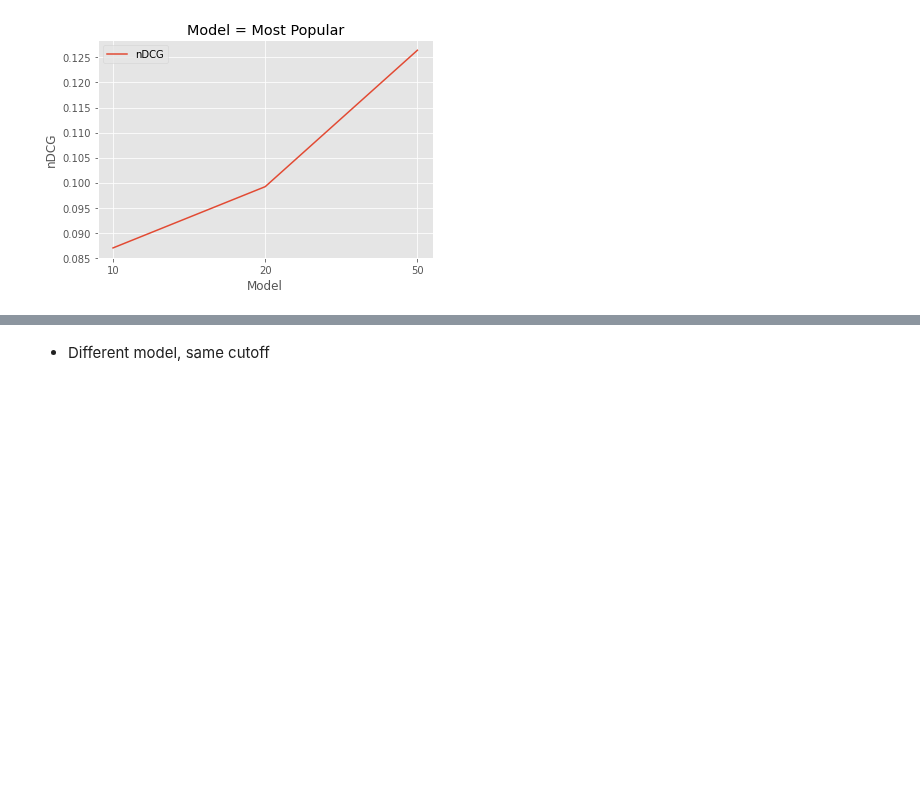
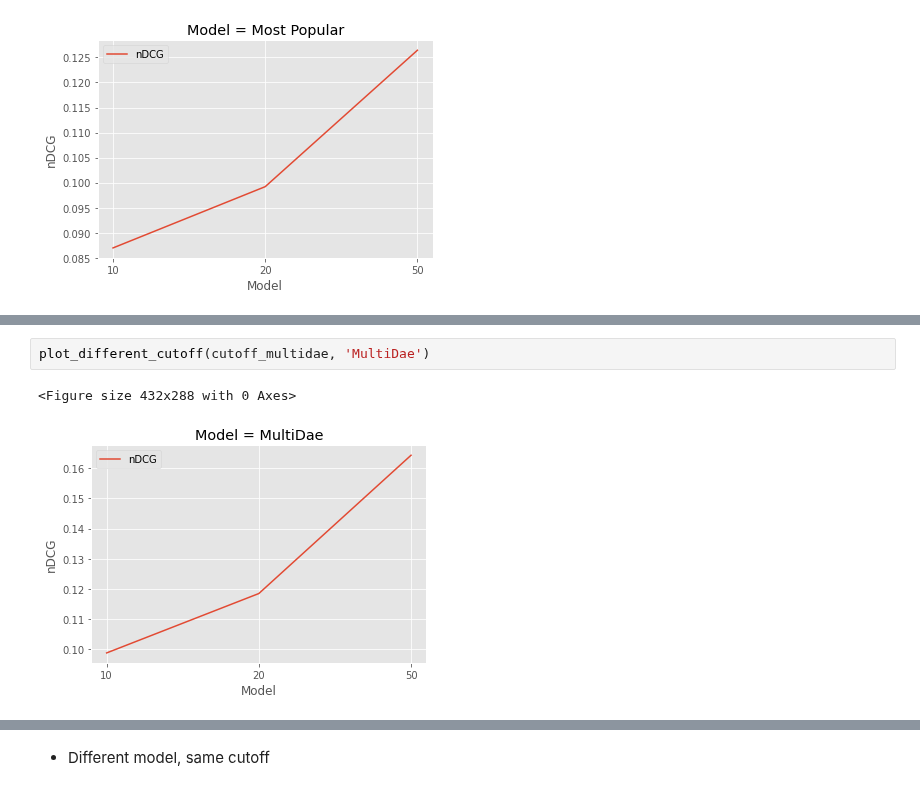
Before and after one commit to marinimau/privacy_and_fairness_in_recsys, a Jupyter notebook: results/plot_ndcg.ipynb, the cells around one changed output, grey strips where cells are left out. Drawn from its saved outputs; the diff is of its cells as text; blank space fills up the shorter version.

```diff
--- a/results/plot_ndcg.ipynb
+++ b/results/plot_ndcg.ipynb
@@ -63,0 +77,5 @@ plot_different_cutoff(cutoff_most_pop, 'Most Popular')
+# %%
+plot_different_cutoff(cutoff_multidae, 'MultiDae')
+# %% [output]
+<Figure size 432x288 with 0 Axes>
+[figure, added]
```
Also changed, not shown: parts of 8 cells of this notebook, 2 other files.
